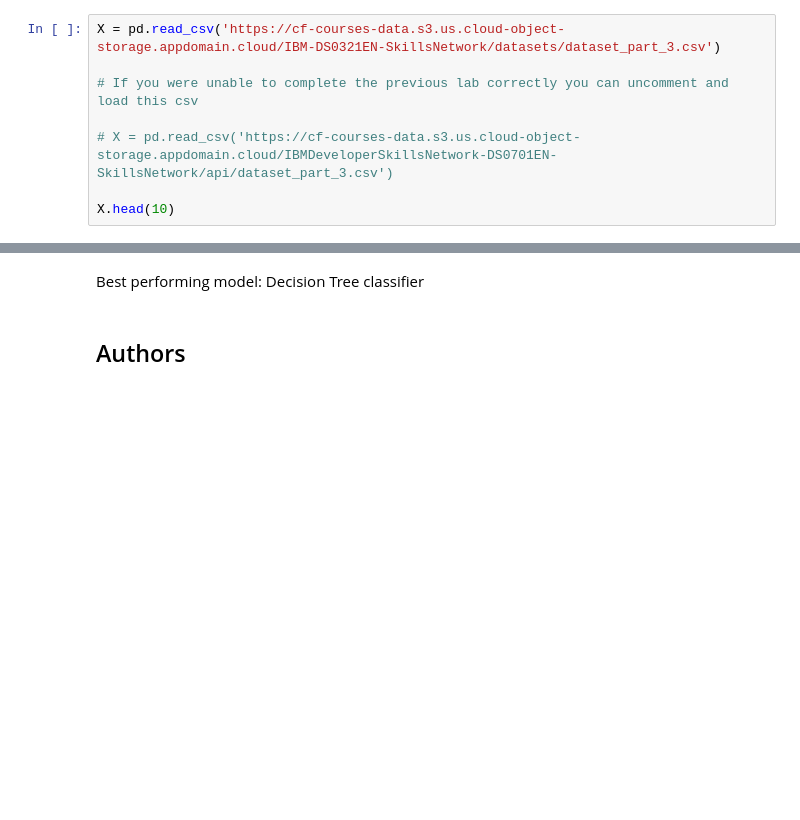
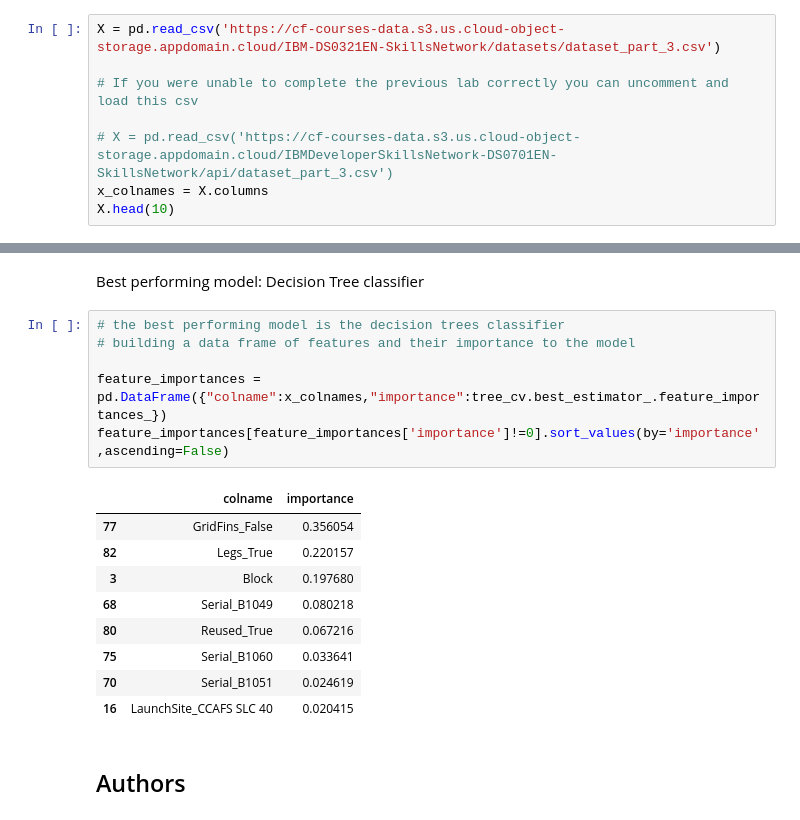
Before and after one commit to cogphn/ds-repo1, a Jupyter notebook: SpaceX_Machine_Learning_Prediction_Part_5.ipynb, the cells around one changed output, grey strips where cells are left out. Drawn from its saved outputs; the diff is of its cells as text; blank space fills up the shorter version.

```diff
--- a/SpaceX_Machine_Learning_Prediction_Part_5.ipynb
+++ b/SpaceX_Machine_Learning_Prediction_Part_5.ipynb
@@ -98,7 +98,7 @@ X = pd.read_csv('https://cf-courses-data.s3.us.cloud-object-storage.appdomain.cl
 # If you were unable to complete the previous lab correctly you can uncomment and load this csv
 
 # X = pd.read_csv('https://cf-courses-data.s3.us.cloud-object-storage.appdomain.cloud/IBMDeveloperSkillsNetwork-DS0701EN-SkillsNetwork/api/dataset_part_3.csv')
-
+x_colnames = X.columns
 X.head(10)
 # %% [output]
 |  | FlightNumber | PayloadMass | Flights | Block | ReusedCount | Orbit_ES-L1 | Orbit_GEO | Orbit_GTO | ... |
@@ -364,5 +364,21 @@ sns.barplot(data=scores_df,x='score',y='name')
 # %% [markdown]
 Best performing model: Decision Tree classifier
+# %%
+# the best performing model is the decision trees classifier
+# building a data frame of features and their importance to the model
+
+feature_importances = pd.DataFrame({"colname":x_colnames,"importance":tree_cv.best_estimator_.feature_importances_})
+feature_importances[feature_importances['importance']!=0].sort_values(by='importance',ascending=False)
+# %% [output]
+|  | colname | importance |
+| 77 | GridFins_False | 0.356054 |
+| 82 | Legs_True | 0.220157 |
+| 3 | Block | 0.197680 |
+| 68 | Serial_B1049 | 0.080218 |
+| 80 | Reused_True | 0.067216 |
+| 75 | Serial_B1060 | 0.033641 |
+| 70 | Serial_B1051 | 0.024619 |
+| 16 | LaunchSite_CCAFS SLC 40 | 0.020415 |
 # %% [markdown]
 ## Authors
 # %% [markdown]
```
Also changed, not shown: parts of 3 cells of this notebook.
